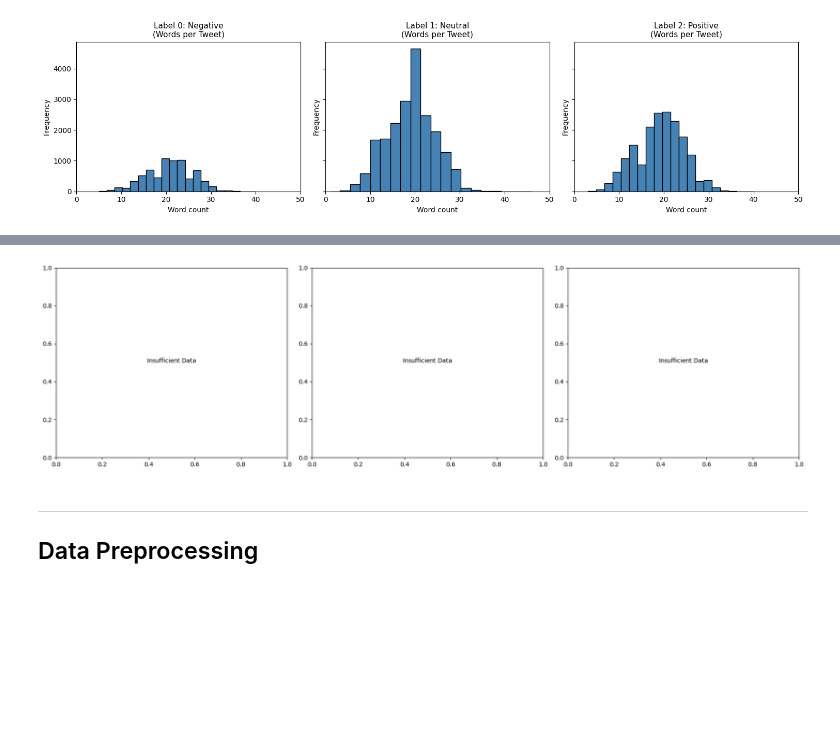
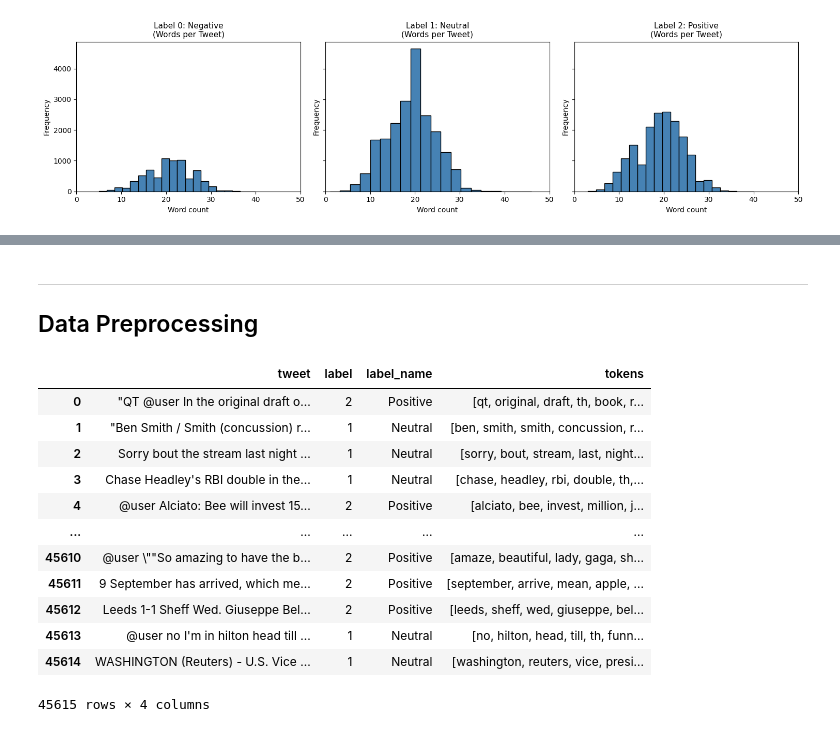
Before and after one commit to AmirHossienAfshar/semantic-analysis, a Jupyter notebook: semantic-analysis.ipynb, the cells around one changed output, grey strips where cells are left out. Saved outputs shown, nothing was run; the diff lists cells and outputs as text; code cells hidden in the pictures; blank space fills up the shorter version.

```diff
--- a/semantic-analysis.ipynb
+++ b/semantic-analysis.ipynb
@@ -261,9 +210,3 @@ plot_ngrams_per_category_row(train_df, text_col="tweet", cat_col="label", n=2, t
-# %%
-# 3. Visualize the Top 10 Tri-grams (3-word phrases)
-# Gives deeper context into specific recurring themes or topics in your data.
-plot_ngrams_per_category_row(train_df, text_col="tweet", cat_col="label", n=3, top_n=10, min_df = 1)
-# %% [output]
-[figure, removed]
 # %% [markdown]
 ---
 
@@ -270,0 +465,18 @@ plot_ngrams_per_category_row(train_df, text_col="tweet", cat_col="label", n=3, t
+# %%
+train_df['tokens'] = preprocess_corpus(train_df['tweet'].tolist())
+# %%
+train_df
+# %% [output]
+|  | tweet | label | label_name | tokens |
+| 0 | "QT @user In the original draft o... | 2 | Positive | [qt, original, draft, th, book, r... |
+| 1 | "Ben Smith / Smith (concussion) r... | 1 | Neutral | [ben, smith, smith, concussion, r... |
+| 2 | Sorry bout the stream last night ... | 1 | Neutral | [sorry, bout, stream, last, night... |
+| 3 | Chase Headley's RBI double in the... | 1 | Neutral | [chase, headley, rbi, double, th,... |
+| 4 | @user Alciato: Bee will invest 15... | 2 | Positive | [alciato, bee, invest, million, j... |
+| ... | ... | ... | ... | ... |
+| 45610 | @user \""So amazing to have the b... | 2 | Positive | [amaze, beautiful, lady, gaga, sh... |
+| 45611 | 9 September has arrived, which me... | 2 | Positive | [september, arrive, mean, apple, ... |
+| 45612 | Leeds 1-1 Sheff Wed. Giuseppe Bel... | 2 | Positive | [leeds, sheff, wed, giuseppe, bel... |
+| 45613 | @user no I'm in hilton head till ... | 1 | Neutral | [no, hilton, head, till, th, funn... |
+| 45614 | WASHINGTON (Reuters) - U.S. Vice ... | 1 | Neutral | [washington, reuters, vice, presi... |
+45615 rows × 4 columns
```
Also changed, not shown: parts of 7 cells of this notebook.
